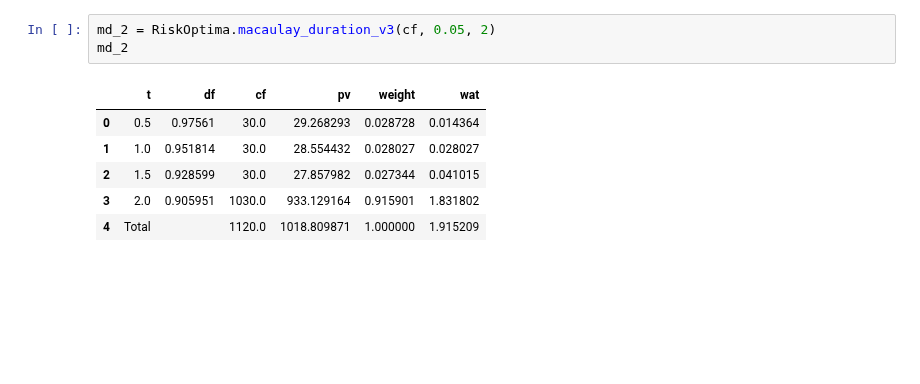
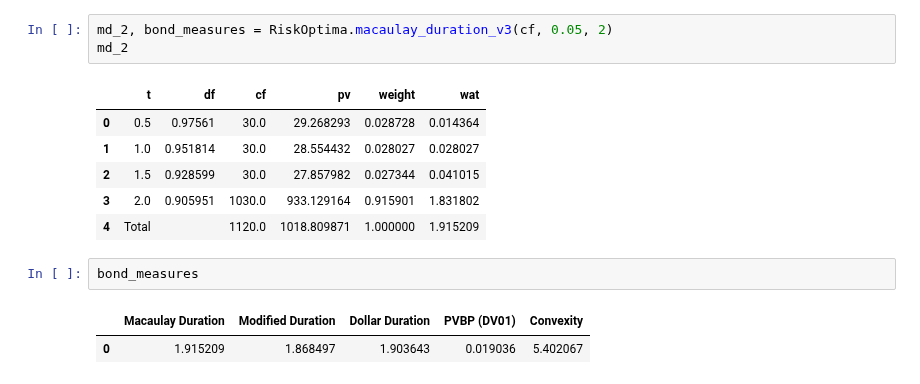
Before and after one commit to JordiCorbilla/RiskOptima, a Jupyter notebook: bond_analytics_riskoptima.ipynb, the cells around one changed output. Saved outputs shown, nothing was run; the diff lists cells and outputs as text; blank space fills up the shorter version.

```diff
--- a/bond_analytics_riskoptima.ipynb
+++ b/bond_analytics_riskoptima.ipynb
@@ -37,7 +37,7 @@ print(cf)
 # %% [output]
 [  30.   30.   30. 1030.]
 # %%
-md_2 = RiskOptima.macaulay_duration_v3(cf, 0.05, 2)
+md_2, bond_measures = RiskOptima.macaulay_duration_v3(cf, 0.05, 2)
 md_2
 # %% [output]
 |  | t | df | cf | pv | weight | wat |
@@ -46,3 +46,8 @@ md_2
 | 2 | 1.5 | 0.928599 | 30.0 | 27.857982 | 0.027344 | 0.041015 |
 | 3 | 2.0 | 0.905951 | 1030.0 | 933.129164 | 0.915901 | 1.831802 |
 | 4 | Total |  | 1120.0 | 1018.809871 | 1.000000 | 1.915209 |
+# %%
+bond_measures
+# %% [output]
+|  | Macaulay Duration | Modified Duration | Dollar Duration | PVBP (DV01) | Convexity |
+| 0 | 1.915209 | 1.868497 | 1.903643 | 0.019036 | 5.402067 |
```
Also changed, not shown: parts of 1 cell of this notebook, 9 other files.
